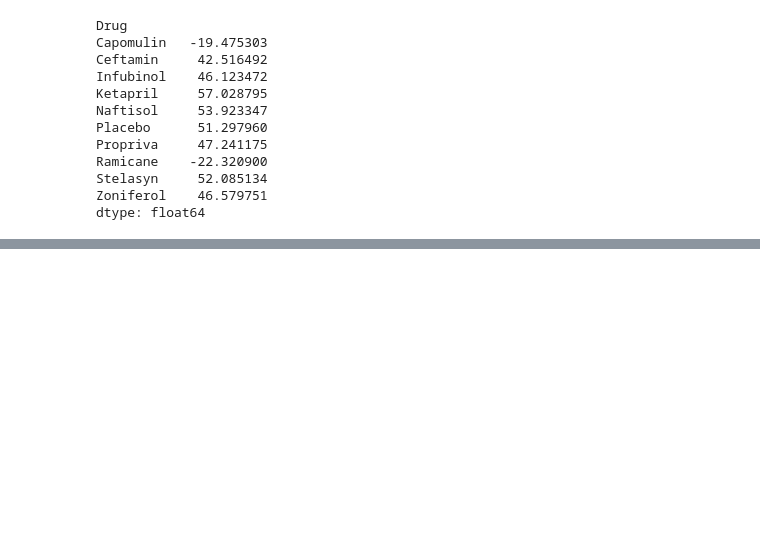
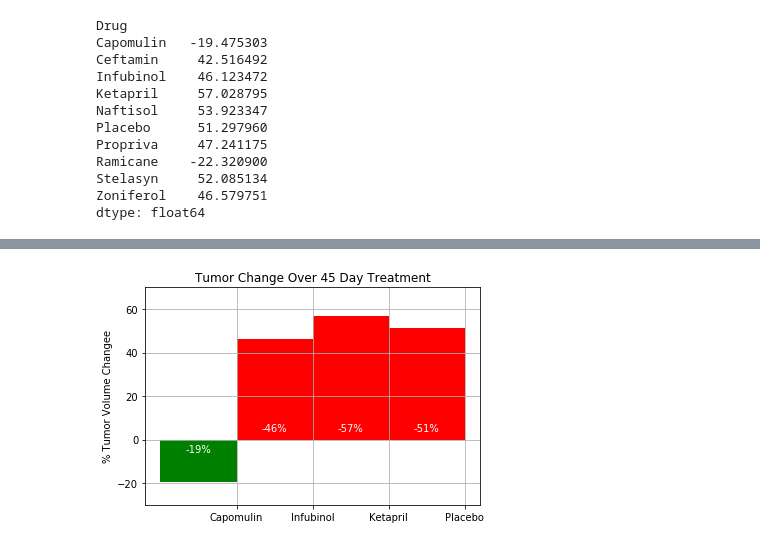
Before and after one commit to alobodanov/Data-Science-Work, a Jupyter notebook: Assignments/Unit-5-Assignment-The-Power-of-Plots/pymaceuticals_starter.ipynb, the cells around one changed output, grey strips where cells are left out. Drawn from its saved outputs; the diff is of its cells as text; code cells hidden in the pictures; blank space fills up the shorter version.

```diff
--- a/Assignments/Unit-5-Assignment-The-Power-of-Plots/pymaceuticals_starter.ipynb
+++ b/Assignments/Unit-5-Assignment-The-Power-of-Plots/pymaceuticals_starter.ipynb
@@ -324,0 +302,67 @@ NameError: name 'fig' is not defined
+# %%
+#TODO: Update README file
+# Store all Relevant Percent Changes into a Tuple
+tuple_percent = (
+    tumor_pct_change['Capomulin'],
+    tumor_pct_change['Infubinol'],
+    tumor_pct_change['Ketapril'],
+    tumor_pct_change['Placebo']
+)
+
+# Splice the data between passing and failing drugs
+fig, ax = plt.subplots()
+
+ind = np.arange(len(tuple_percent))
+width = 1
+rectPass = ax.bar(ind[0], tuple_percent[0], width, color='green')
+rectFail = ax.bar(ind[1:], tuple_percent[1:], width, color='red')
+
+# Orient widths. Add labels, tick marks, etc.
+ax.set_title('Tumor Change Over 45 Day Treatment')
+ax.set_ylabel('% Tumor Volume Changee')
+ax.set_xticks(ind + 0.5)
+ax.set_xticklabels(('Capomulin','Infubinol','Ketapril','Placebo'))
+ax.set_autoscaley_on(False)
+ax.set_ylim([-30,70])
+ax.grid(True)
+
+# Use functions to label the percentages of changes
+def percent_display_pass(pass_change):
+    for change in pass_change:
+        height = change.get_height()
+        x = change.get_x()
+        width = change.get_width()
+        ax.text(
+            x + width / 2.,
+            -2,
+            '%d%%' % int(height),
+            ha='center',
+            va='top',
+            color="white"
+        )
+
+def percent_display_fail(fail_change):
+    for change in fail_change:
+        height = change.get_height()
+        x = change.get_x()
+        width = change.get_width()
+        ax.text(
+            x + width / 2.,
+            3,
+            '-%d%%' % int(height),
+            ha='center',
+            va='bottom',
+            color="white"
+        )
+
+# Call functions to implement the function calls
+percent_display_pass(rectPass)
+percent_display_fail(rectFail)
+
+# Save the Figure
+fig.savefig('diagrams/summary_bar_graph.png')
+
+# Show the Figure
+fig.show()
+# %% [output]
+[figure, added]
```
Also changed, not shown: parts of 1 cell of this notebook, 5 other files.
